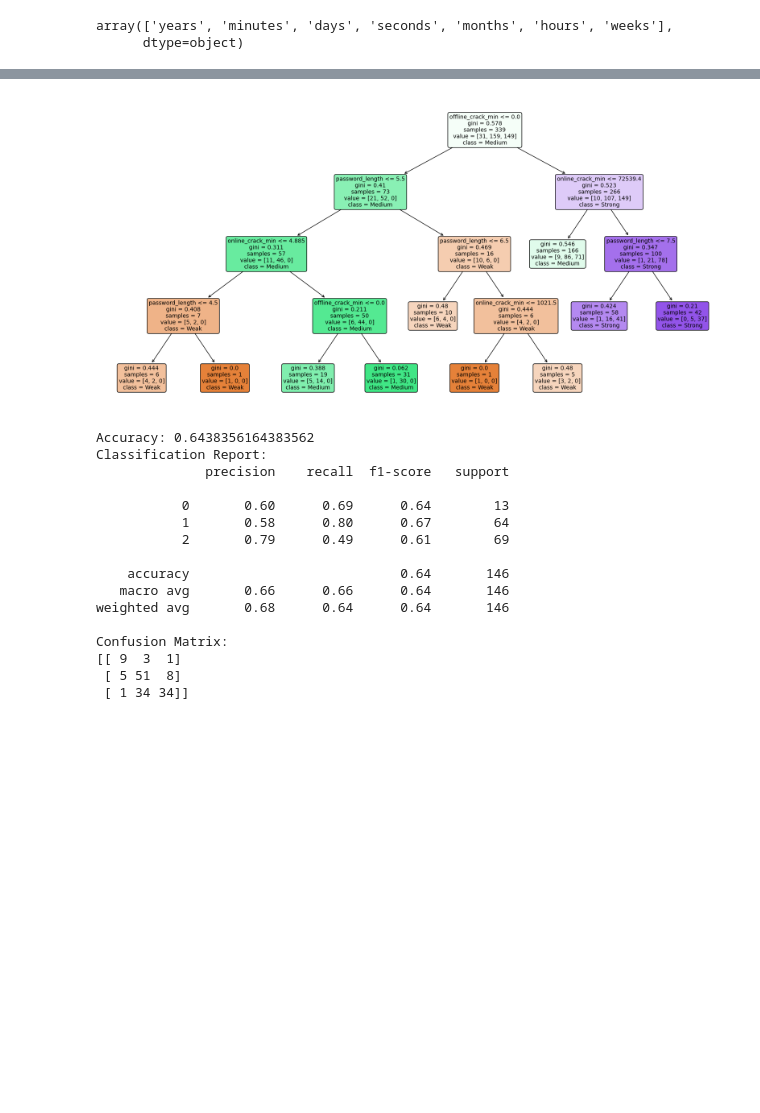
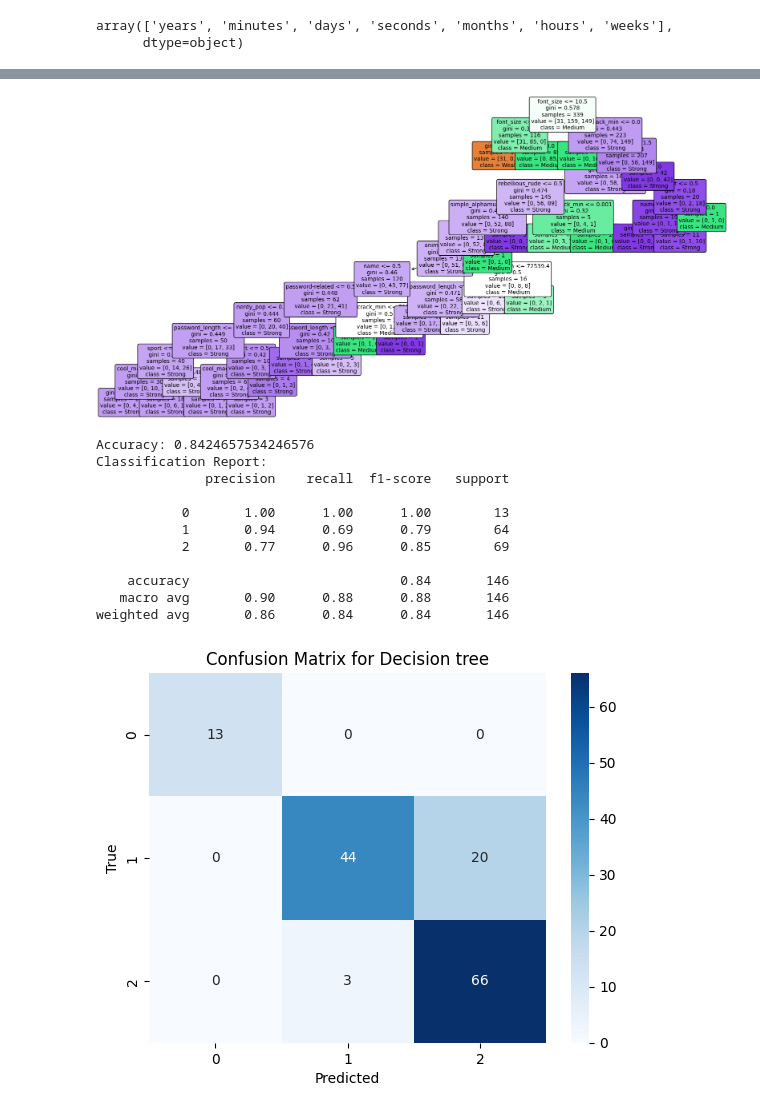
Before and after one commit to Jyothismaria/469_Project, a Jupyter notebook: project_classification.ipynb, the cells around one changed output, grey strips where cells are left out. Saved outputs shown, nothing was run; the diff lists cells and outputs as text; code cells hidden in the pictures; blank space fills up the shorter version.

Commit message:
converting the categories into their own columns and created a heatmap for confusion matrix

```diff
--- a/project_classification.ipynb
+++ b/project_classification.ipynb
@@ -142,0 +142,3 @@ Name: strength_bin, Length: 485, dtype: int64
+# %%
+
+df_category = features["category"]
@@ -142,0 +154,21 @@ Name: strength_bin, Length: 485, dtype: int64
+# %%
+password_related = list_category("password-related")
+features["password-related"] = password_related
+simple_alphamuric = list_category("simple-alphanumeric")
+features["simple_alphamuric"] = simple_alphamuric
+animal = list_category("animal")
+features["animal"] = animal
+sport =  list_category("sport")
+features["sport"] = sport
+cool_macho =  list_category("cool-macho")
+features["cool_macho"] = cool_macho
+name =  list_category("name")
+features["name"] = name
+fluffy = list_category("fluffy")
+features["fluffy"] = fluffy
+food =  list_category("food")
+features["food"] = food
+nerdy_pop =  list_category("nerdy-pop")
+features["nerdy_pop"] =  nerdy_pop
+rebellious_rude = list_category("rebellious-rude")
+features["rebellious_rude"] = rebellious_rude
@@ -143,51 +191,46 @@ Name: strength_bin, Length: 485, dtype: int64
 # %%
-from sklearn.tree import DecisionTreeClassifier
-from sklearn.model_selection import train_test_split
-from sklearn.metrics import accuracy_score, classification_report, confusion_matrix
-import matplotlib.pyplot as plt
-from sklearn.tree import plot_tree
-
-
-
-features = df_pswd[['online_crack_min', 'offline_crack_min', 'password_length']]
+features = features.drop(columns= ['password', 'category'], axis =1)
 label = df_pswd['strength_bin']
 
 
 X_train, X_test, y_train, y_test = train_test_split(features, label, test_size=0.3, random_state=42)
 
 clf = DecisionTreeClassifier()
 
 clf.fit(X_train, y_train)
 
 y_pred = clf.predict(X_test)
 
 plt.figure(figsize=(20,10))
 plot_tree(clf,
           feature_names=features.columns,
           class_names=["Weak", "Medium", "Strong"],
           filled=True, rounded=True,
           fontsize=10)
 plt.show()
 
 # Evaluating the model
 print(f"Accuracy: {accuracy_score(y_test, y_pred)}")
 print(f"Classification Report:\n{classification_report(y_test, y_pred)}")
-print(f"Confusion Matrix:\n{confusion_matrix(y_test, y_pred)}")
+
+
+confusion_matrix = confusion_matrix(y_test, y_pred)
+sns.heatmap(confusion_matrix, annot=True, fmt='d', cmap='Blues')
+plt.xlabel('Predicted')
+plt.ylabel('True')
+plt.title("Confusion Matrix for Decision tree")
+plt.show()
 # %% [output]
-[figure, old version]
+[figure, new version]
-Accuracy: 0.6438356164383562
+Accuracy: 0.8424657534246576
 Classification Report:
               precision    recall  f1-score   support
 
-           0       0.60      0.69      0.64        13
-           1       0.58      0.80      0.67        64
-           2       0.79      0.49      0.61        69
+           0       1.00      1.00      1.00        13
+           1       0.94      0.69      0.79        64
+           2       0.77      0.96      0.85        69
 
-    accuracy                           0.64       146
-   macro avg       0.66      0.66      0.64       146
-weighted avg       0.68      0.64      0.64       146
-
-Confusion Matrix:
-[[ 9  3  1]
- [ 5 51  8]
- [ 1 34 34]]
+    accuracy                           0.84       146
+   macro avg       0.90      0.88      0.88       146
+weighted avg       0.86      0.84      0.84       146
+[figure, added]
```
Also changed, not shown: parts of 6 cells of this notebook.
